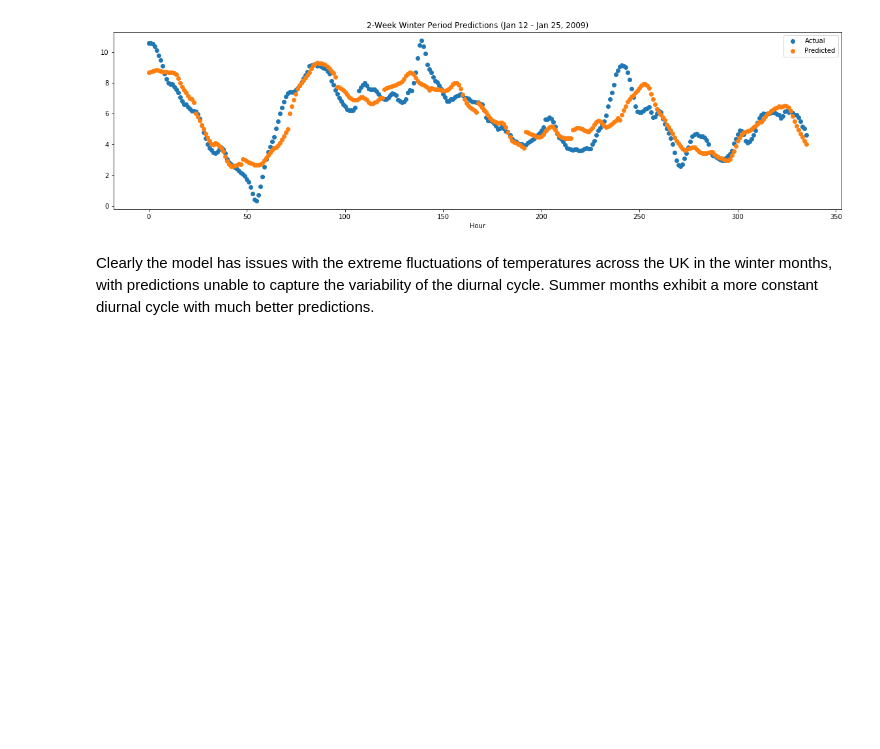
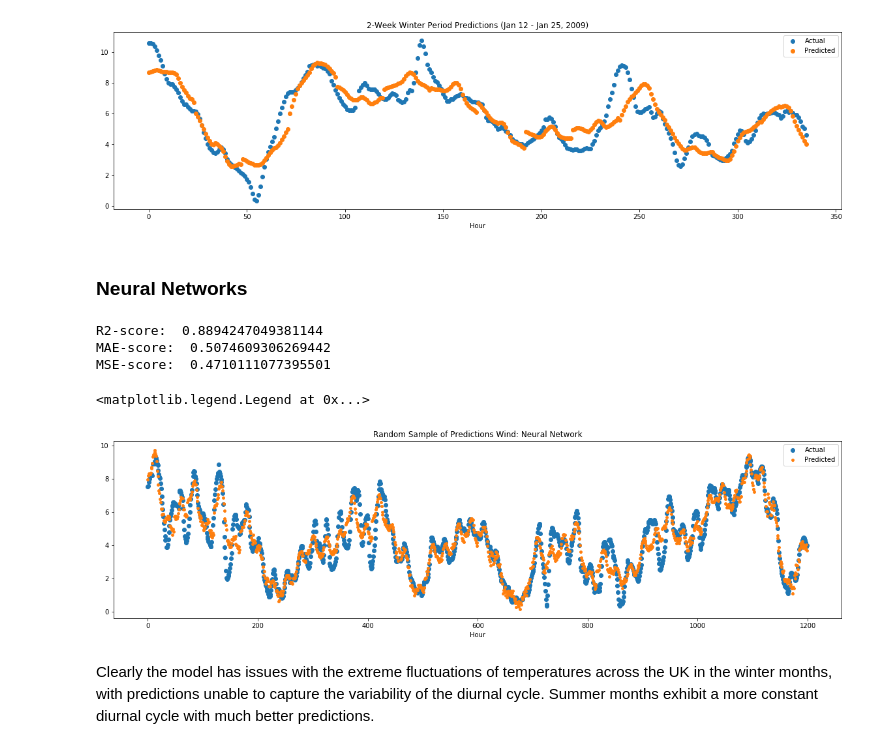
Before and after one commit to 2021-Energy-Climate-Hackathon/group_1, a Jupyter notebook: wind10_modeling_w_lag.ipynb, the cells around one changed output. Saved outputs shown, nothing was run; the diff lists cells and outputs as text; code cells hidden in the pictures; blank space fills up the shorter version.

Commit message:
added neural networks

```diff
--- a/wind10_modeling_w_lag.ipynb
+++ b/wind10_modeling_w_lag.ipynb
@@ -240,6 +240,37 @@ plt.legend(["Actual","Predicted"])
 # %% [output]
 <matplotlib.legend.Legend at 0x...>
 [figure]
+# %% [markdown]
+### Neural Networks
+# %%
+from sklearn.neural_network import MLPRegressor
+
+nn = MLPRegressor(hidden_layer_sizes=(50, 30, 30, 24), activation='relu', solver='adam', alpha=0.001, batch_size='auto', learning_rate='adaptive', learning_rate_init=0.001).fit(X_train,y_train)
+pred_nn = nn.predict(X_test)
+# %%
+# metrics
+r2_nn = r2_score(y_test,pred_nn)
+mae_nn = mean_absolute_error(y_test,pred_nn)
+mse_nn = mean_squared_error(y_test,pred_nn)
+
+print("R2-score: ",r2_nn)
+print("MAE-score: ",mae_nn)
+print("MSE-score: ",mse_nn)
+# %% [output]
+R2-score:  0.8894247049381144
+MAE-score:  0.5074609306269442
+MSE-score:  0.4710111077395501
+# %%
+plt.scatter(np.arange(0,50*24,1),y_test.values[300:350])
+plt.scatter(np.arange(0,50*24,1),pred_nn[300:350], s=15)
+
+
+plt.xlabel("Hour")
+plt.title("Random Sample of Predictions Wind: Neural Network")
+plt.legend(["Actual","Predicted"])
+# %% [output]
+<matplotlib.legend.Legend at 0x...>
+[figure, added]
 # %% [markdown]
 Clearly the model has issues with the extreme fluctuations of temperatures across the UK in the winter months, with predictions unable to capture the variability of the diurnal cycle. Summer months exhibit a more constant diurnal cycle with much better predictions.
 # %%
```
Also changed, not shown: parts of 4 cells of this notebook.
